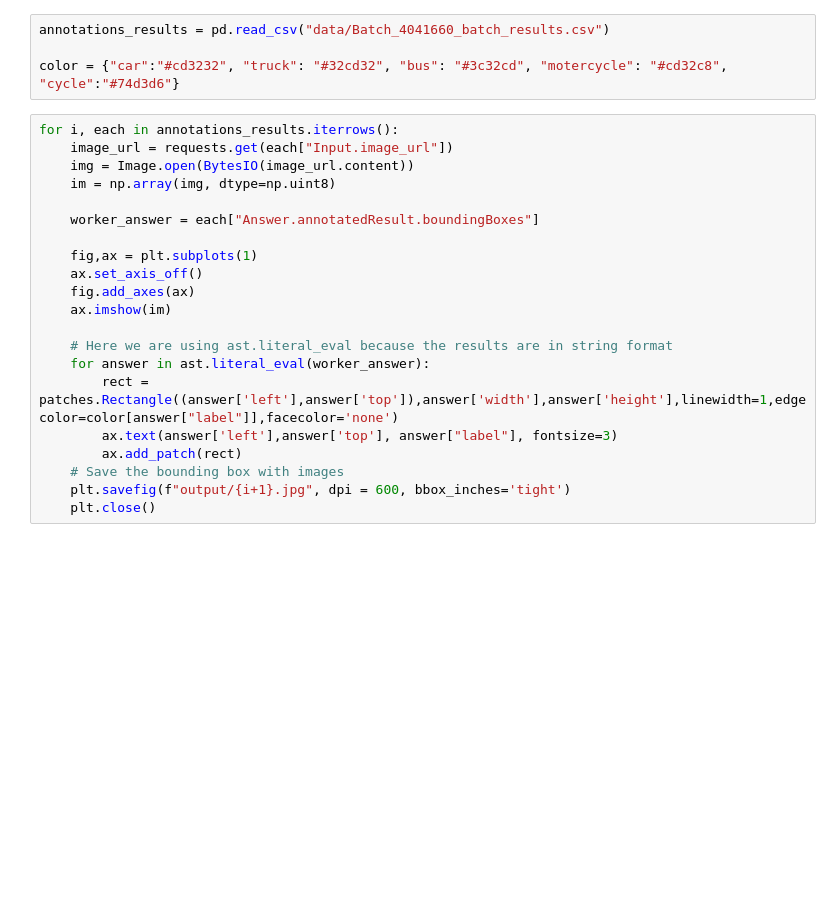
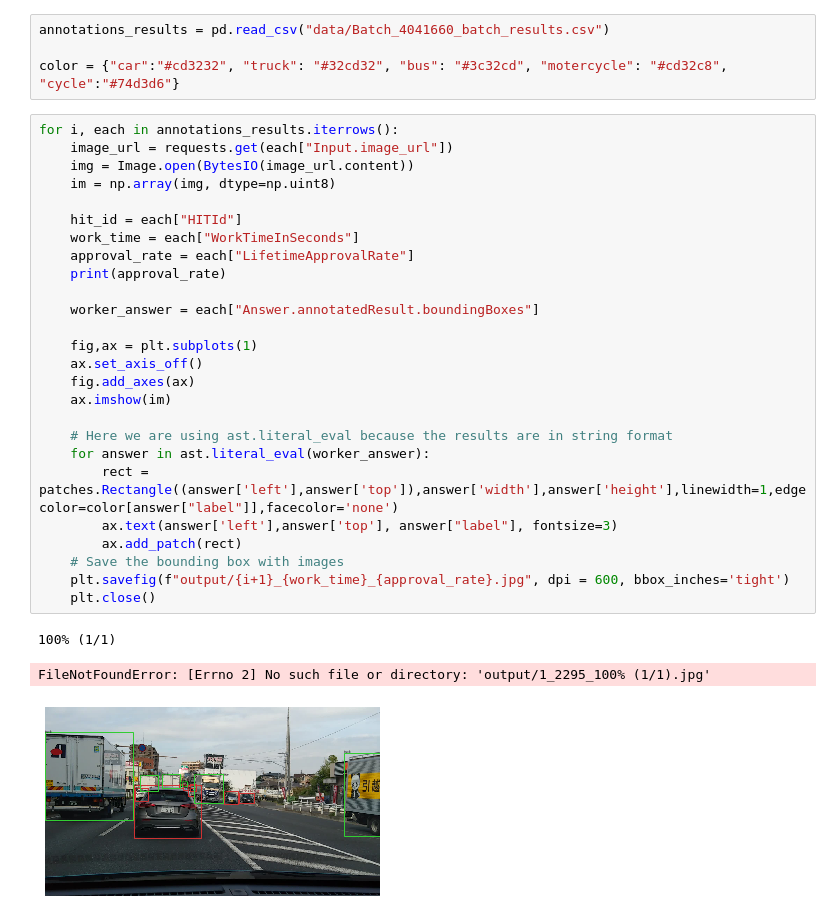
Before and after one commit to ashutoshIITK/amazon-mechanical-turk-annotation-verification, a Jupyter notebook: read_and_display_annotations.ipynb, the cells around one changed output. Drawn from its saved outputs; the diff is of its cells as text; blank space fills up the shorter version.

Commit message:
Read and save images with annotations for inspection

```diff
--- a/read_and_display_annotations.ipynb
+++ b/read_and_display_annotations.ipynb
@@ -14,21 +14,30 @@ color = {"car":"#cd3232", "truck": "#32cd32", "bus": "#3c32cd", "motercycle": "#
 # %%
 for i, each in annotations_results.iterrows():
     image_url = requests.get(each["Input.image_url"])
     img = Image.open(BytesIO(image_url.content))
     im = np.array(img, dtype=np.uint8)
+
+    hit_id = each["HITId"]
+    work_time = each["WorkTimeInSeconds"]
+    approval_rate = each["LifetimeApprovalRate"]
+    print(approval_rate)
 
     worker_answer = each["Answer.annotatedResult.boundingBoxes"]
 
     fig,ax = plt.subplots(1)
     ax.set_axis_off()
     fig.add_axes(ax)
     ax.imshow(im)
 
     # Here we are using ast.literal_eval because the results are in string format
     for answer in ast.literal_eval(worker_answer):
         rect = patches.Rectangle((answer['left'],answer['top']),answer['width'],answer['height'],linewidth=1,edgecolor=color[answer["label"]],facecolor='none')
         ax.text(answer['left'],answer['top'], answer["label"], fontsize=3)
         ax.add_patch(rect)
     # Save the bounding box with images
-    plt.savefig(f"output/{i+1}.jpg", dpi = 600, bbox_inches='tight')
+    plt.savefig(f"output/{i+1}_{work_time}_{approval_rate}.jpg", dpi = 600, bbox_inches='tight')
     plt.close()
+# %% [output]
+100% (1/1)
+FileNotFoundError: [Errno 2] No such file or directory: 'output/1_2295_100% (1/1).jpg'
+[figure, added]
```
